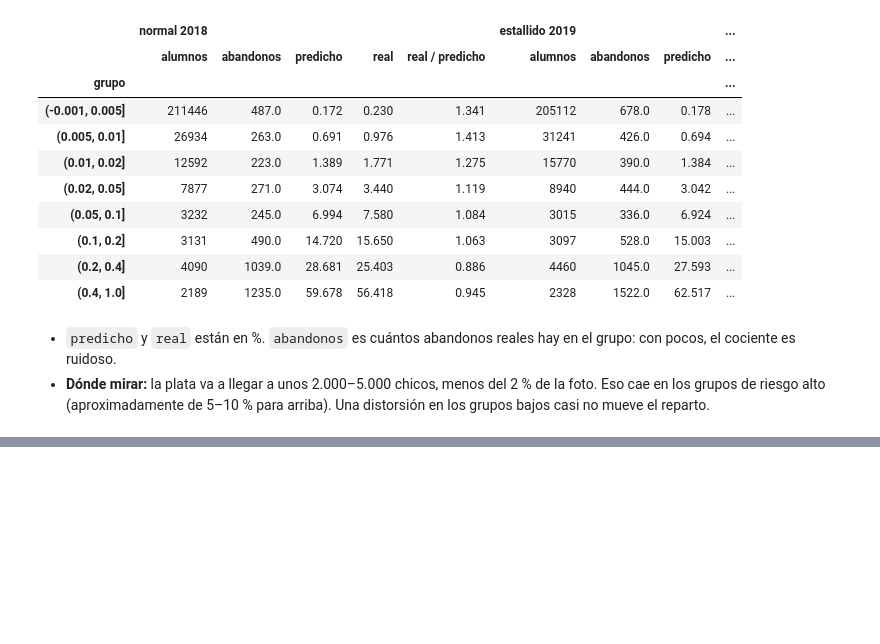
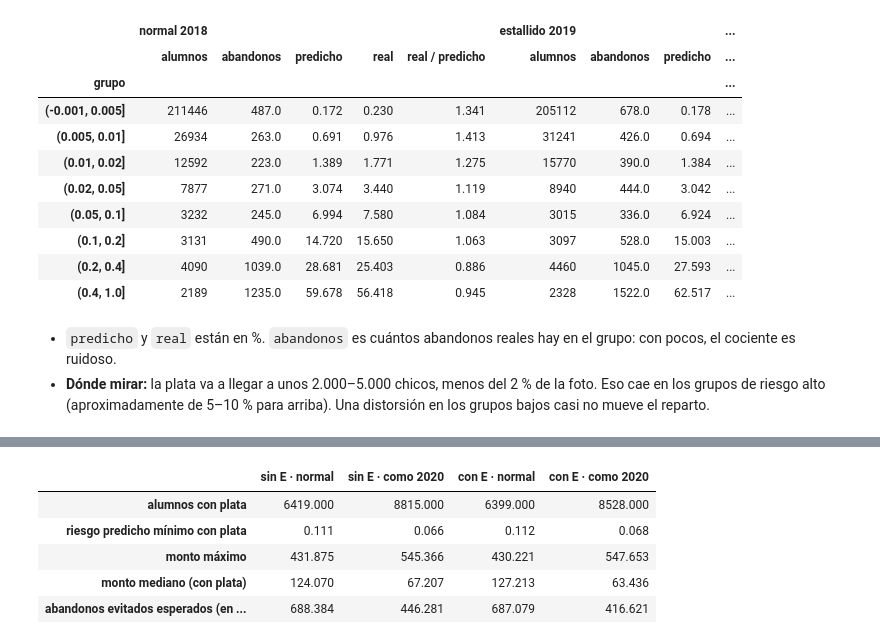
Before and after one commit to OsvaldoFernandez/acd-minedu, a Jupyter notebook: desafio.ipynb, the cells around one changed output, grey strips where cells are left out. Saved outputs shown, nothing was run; the diff lists cells and outputs as text; code cells hidden in the pictures; blank space fills up the shorter version.

```diff
--- a/desafio.ipynb
+++ b/desafio.ipynb
@@ -512,0 +558,36 @@ Lo que sigue:
+# %%
+PRESUPUESTO = 1_000_000
+
+
+def efecto(m):
+    return 0.6 * (1 - np.exp(-m / 200))
+
+
+def repartir(p, presupuesto=PRESUPUESTO):
+    lo, hi = 1e-15, 1.0
+    for _ in range(200):
+        lam = np.sqrt(lo * hi)
+        m = np.maximum(0, 200 * np.log(p * 0.003 / lam))
+        lo, hi = (lam, hi) if m.sum() > presupuesto else (lo, lam)
+    return m * presupuesto / m.sum()
+
+
+def evitados(m, p):
+    return (p * efecto(m)).sum()
+
+
+repartos = {k: repartir(q) for k, q in p.items()}
+
+pd.DataFrame({f"{v} · {w}": {"alumnos con plata": (m > 0).sum(),
+                             "riesgo predicho mínimo con plata": p[(v, "normal")][m > 0].min(),
+                             "monto máximo": m.max(),
+                             "monto mediano (con plata)": np.median(m[m > 0]),
+                             "abandonos evitados esperados (en su mundo)": evitados(m, p[(v, w)])}
+              for (v, w), m in repartos.items()}).round(3)
+# %% [output]
+|  | sin E · normal | sin E · como 2020 | con E · normal | con E · como 2020 |
+| alumnos con plata | 6419.000 | 8815.000 | 6399.000 | 8528.000 |
+| riesgo predicho mínimo con plata | 0.111 | 0.066 | 0.112 | 0.068 |
+| monto máximo | 431.875 | 545.366 | 430.221 | 547.653 |
+| monto mediano (con plata) | 124.070 | 67.207 | 127.213 | 63.436 |
+| abandonos evitados esperados (en ... | 688.384 | 446.281 | 687.079 | 416.621 |
```
Also changed, not shown: parts of 14 cells of this notebook.
